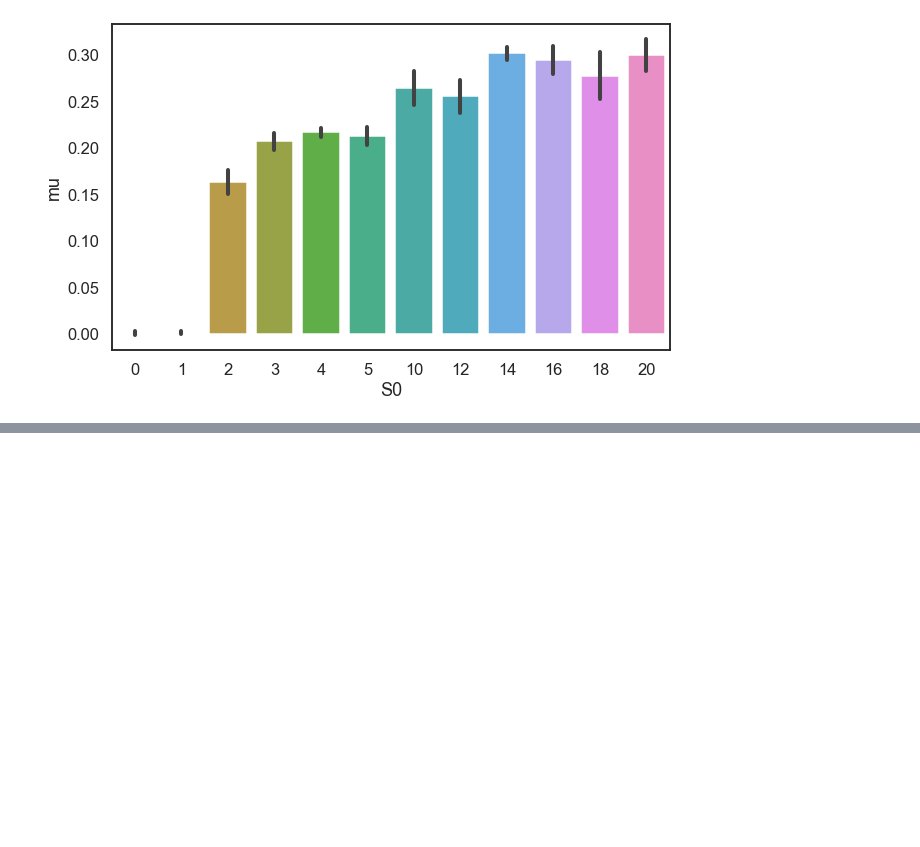
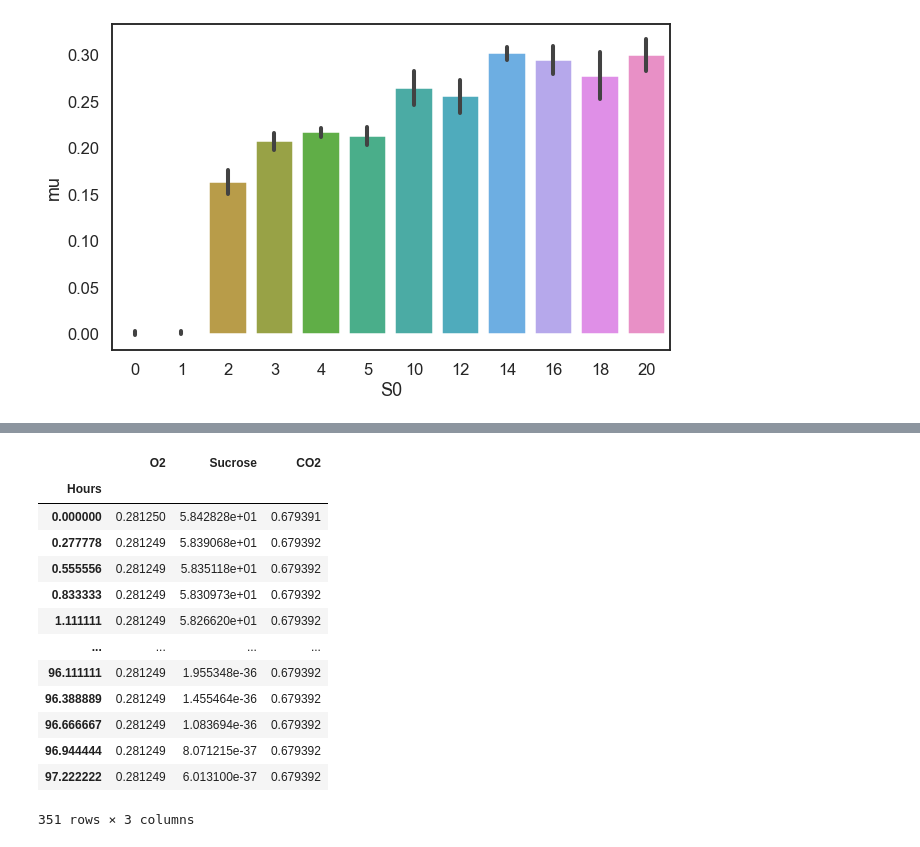
Before and after one commit to Jsakkos/nufeb-cyano-e-coli, a Jupyter notebook: notebooks/Model validation ec.ipynb, the cells around one changed output, grey strips where cells are left out. Saved outputs shown, nothing was run; the diff lists cells and outputs as text; code cells hidden in the pictures; blank space fills up the shorter version.

```diff
--- a/notebooks/Model validation ec.ipynb
+++ b/notebooks/Model validation ec.ipynb
@@ -318,0 +311,17 @@ grid.map(plt.plot, "Hours", "OD600", marker="o").set(yscale = 'log')
+# %%
+data.avg_con
+# %% [output]
+|  | O2 | Sucrose | CO2 |
+| Hours |  |  |  |
+| 0.000000 | 0.281250 | 5.842828e+01 | 0.679391 |
+| 0.277778 | 0.281249 | 5.839068e+01 | 0.679392 |
+| 0.555556 | 0.281249 | 5.835118e+01 | 0.679392 |
+| 0.833333 | 0.281249 | 5.830973e+01 | 0.679392 |
+| 1.111111 | 0.281249 | 5.826620e+01 | 0.679392 |
+| ... | ... | ... | ... |
+| 96.111111 | 0.281249 | 1.955348e-36 | 0.679392 |
+| 96.388889 | 0.281249 | 1.455464e-36 | 0.679392 |
+| 96.666667 | 0.281249 | 1.083694e-36 | 0.679392 |
+| 96.944444 | 0.281249 | 8.071215e-37 | 0.679392 |
+| 97.222222 | 0.281249 | 6.013100e-37 | 0.679392 |
+351 rows × 3 columns
```
Also changed, not shown: parts of 15 cells of this notebook, 3 other files.
